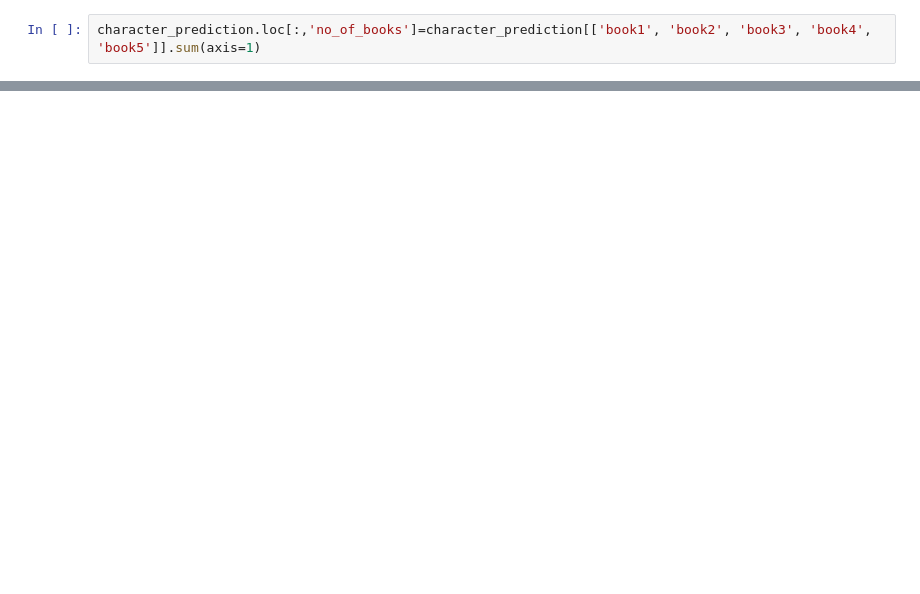
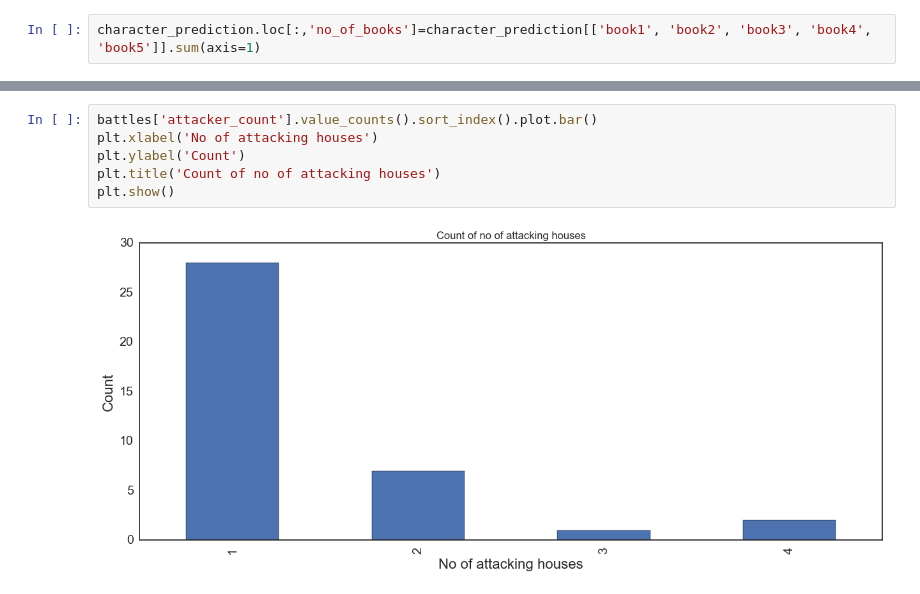
Before and after one commit to TheMLGuy/Game-of-Thrones-Dataset, a Jupyter notebook: AnalysisGOT.ipynb, the cells around one changed output, grey strips where cells are left out. Drawn from its saved outputs; the diff is of its cells as text; blank space fills up the shorter version.

```diff
--- a/AnalysisGOT.ipynb
+++ b/AnalysisGOT.ipynb
@@ -99,0 +87,8 @@ c
+# %%
+battles['attacker_count'].value_counts().sort_index().plot.bar()
+plt.xlabel('No of attacking houses')
+plt.ylabel('Count')
+plt.title('Count of no of attacking houses')
+plt.show()
+# %% [output]
+[figure, added]
```
Also changed, not shown: parts of 11 cells of this notebook, 1 other file.
